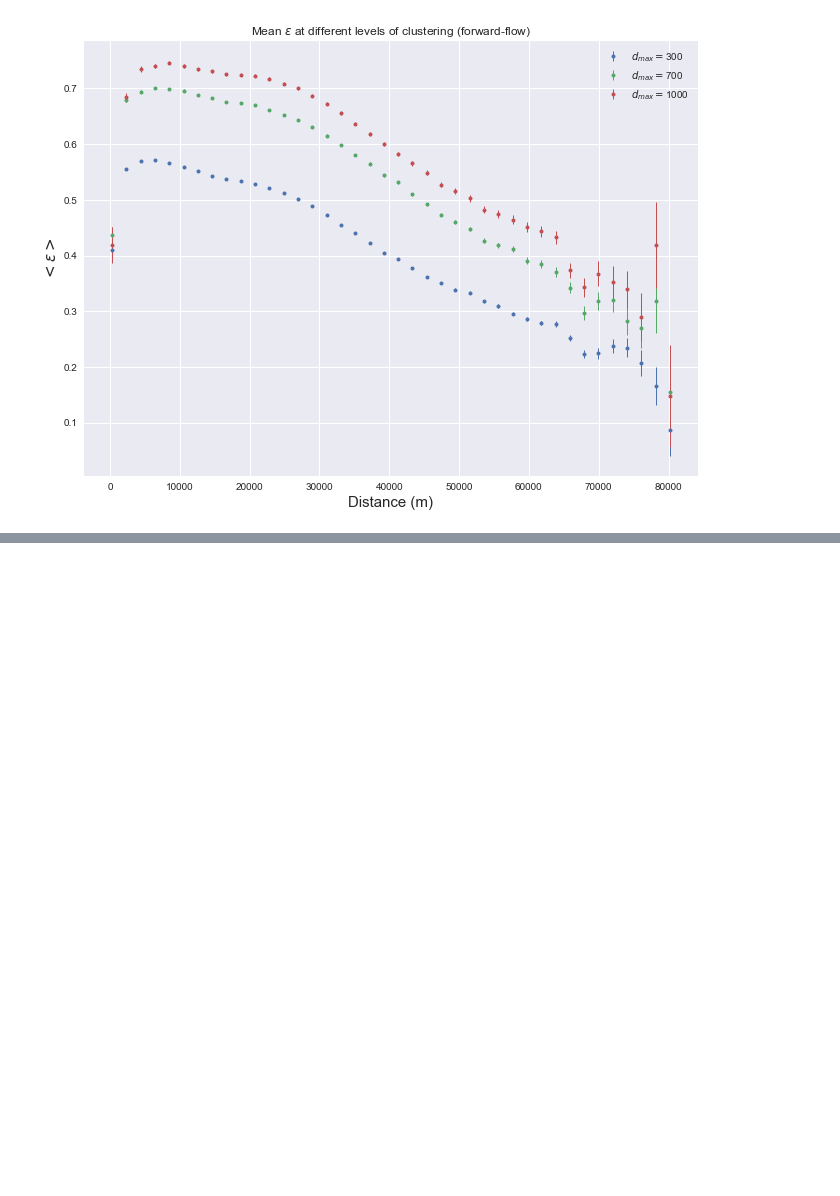
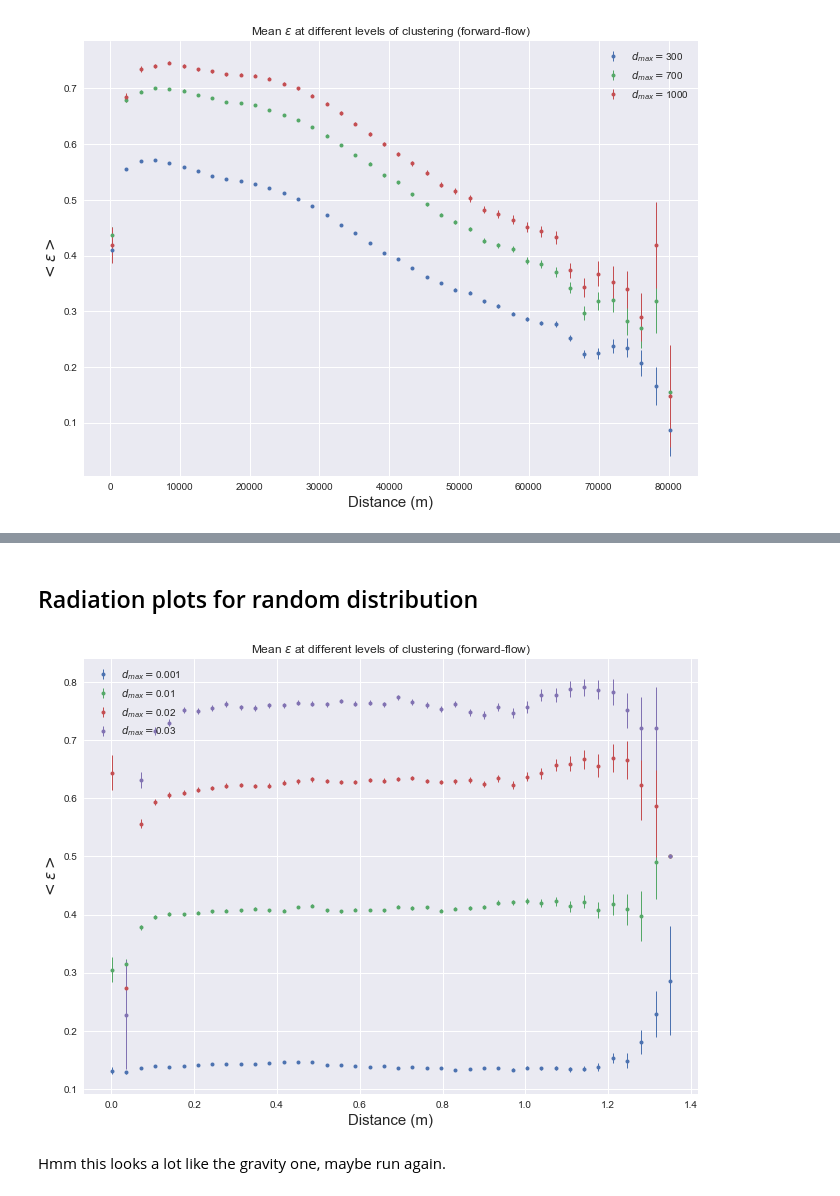
Before and after one commit to jbremz/human_mob, a Jupyter notebook: Notebooks/JB Log/Week 14 - 29.1.18.ipynb, the cells around one changed output, grey strips where cells are left out. Drawn from its saved outputs; the diff is of its cells as text; code cells hidden in the pictures; blank space fills up the shorter version.

```diff
--- a/Notebooks/JB Log/Week 14 - 29.1.18.ipynb
+++ b/Notebooks/JB Log/Week 14 - 29.1.18.ipynb
@@ -97,0 +140,11 @@ plt.show()
+# %% [markdown]
+## Radiation plots for random distribution
+# %%
+epsList, DMList = eps_hier(h, model='r')
+# %%
+eps_distance_hier(epsList, DMList, d_maxs, 40)
+plt.show()
+# %% [output]
+[figure, added]
+# %% [markdown]
+Hmm this looks a lot like the gravity one, maybe run again.
```
Also changed, not shown: parts of 12 cells of this notebook, 3 other files.
